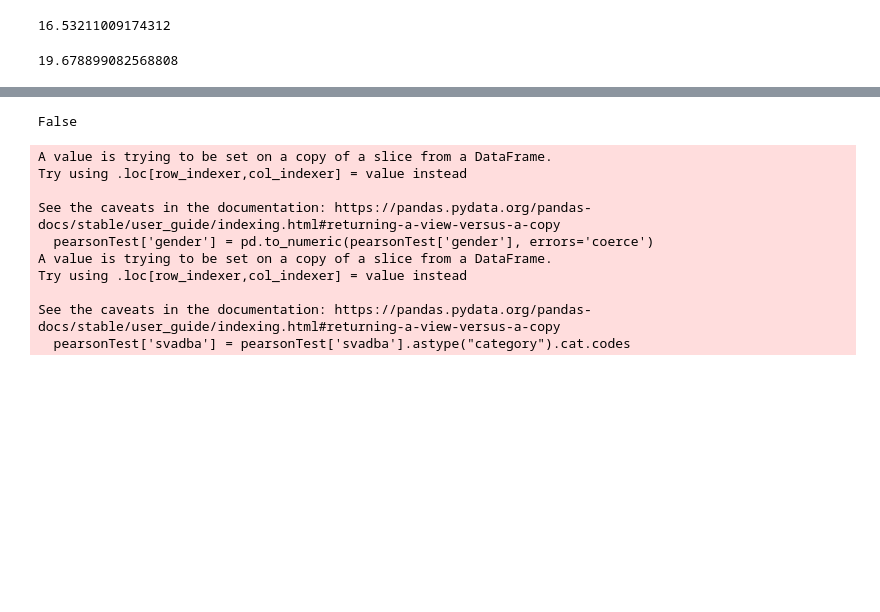
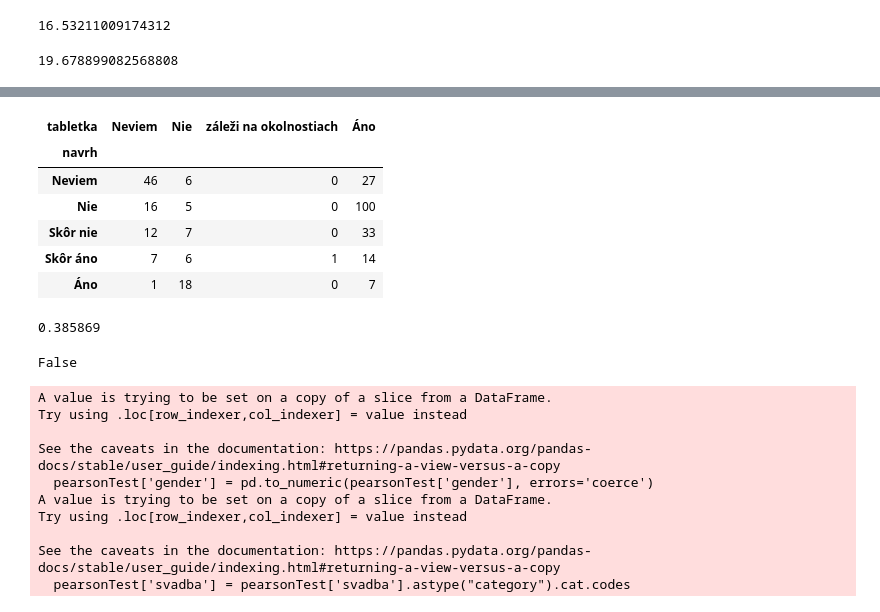
Before and after one commit to KlaraHirm/SOC, a Jupyter notebook: SOC.ipynb, the cells around one changed output, grey strips where cells are left out. Saved outputs shown, nothing was run; the diff lists cells and outputs as text; code cells hidden in the pictures; blank space fills up the shorter version.

Commit message:
confusion matrix cramers V

```diff
--- a/SOC.ipynb
+++ b/SOC.ipynb
@@ -232 +325,17 @@ korelacia['vek'].mean()
+# %%
+confusionMatrix = pd.crosstab(pearsonTest['navrh'], pearsonTest['tabletka'])
+# %%
+confusionMatrix
+# %% [output]
+| tabletka | Neviem | Nie | záleži na okolnostiach | Áno |
+| navrh |  |  |  |  |
+| Neviem | 46 | 6 | 0 | 27 |
+| Nie | 16 | 5 | 0 | 100 |
+| Skôr nie | 12 | 7 | 0 | 33 |
+| Skôr áno | 7 | 6 | 1 | 14 |
+| Áno | 1 | 18 | 0 | 7 |
+# %%
+cramers_corrected_stat(pearsonTest['navrh'], pearsonTest['tabletka'])
+# %% [output]
+0.385869
 # %%
```
Also changed, not shown: parts of 19 cells of this notebook.
